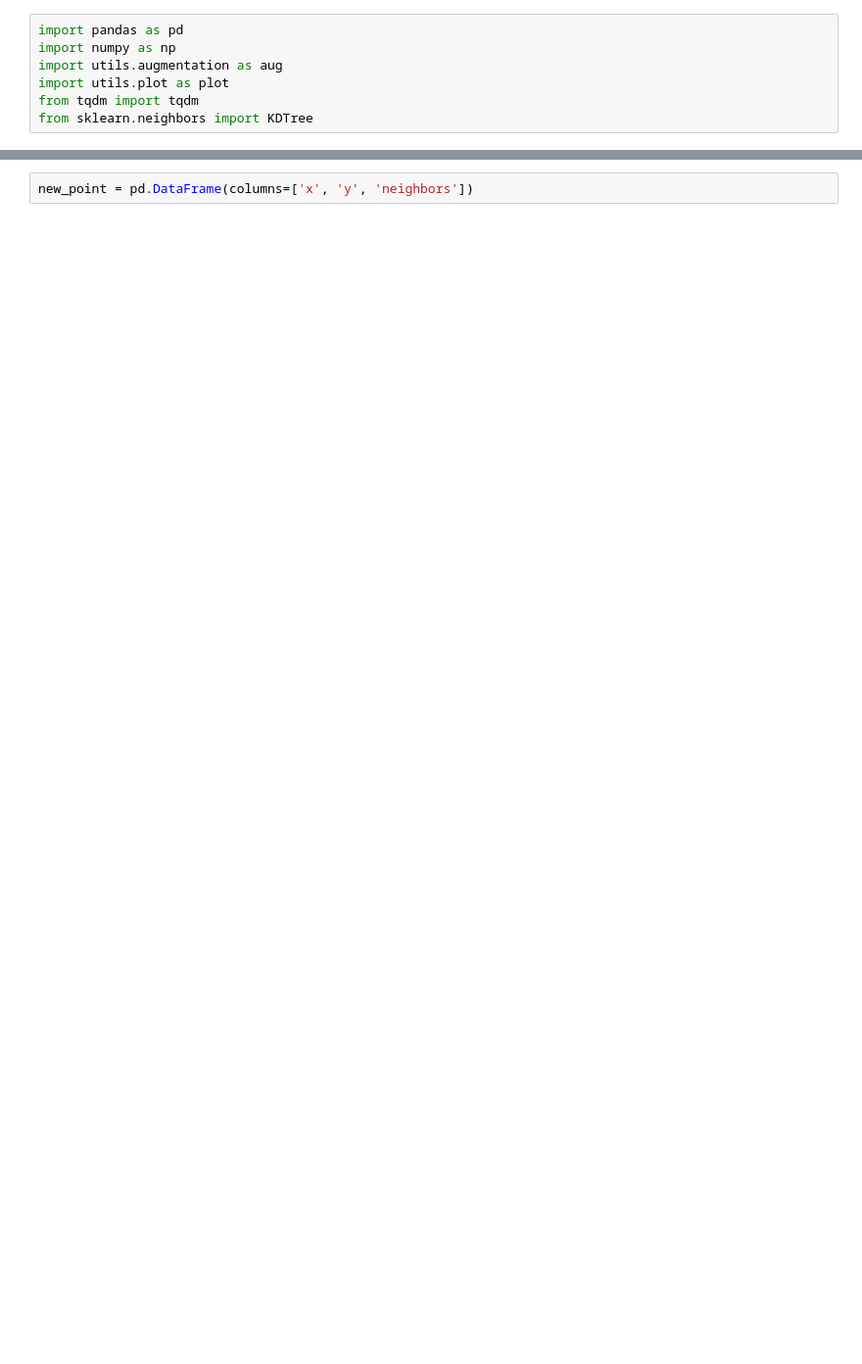
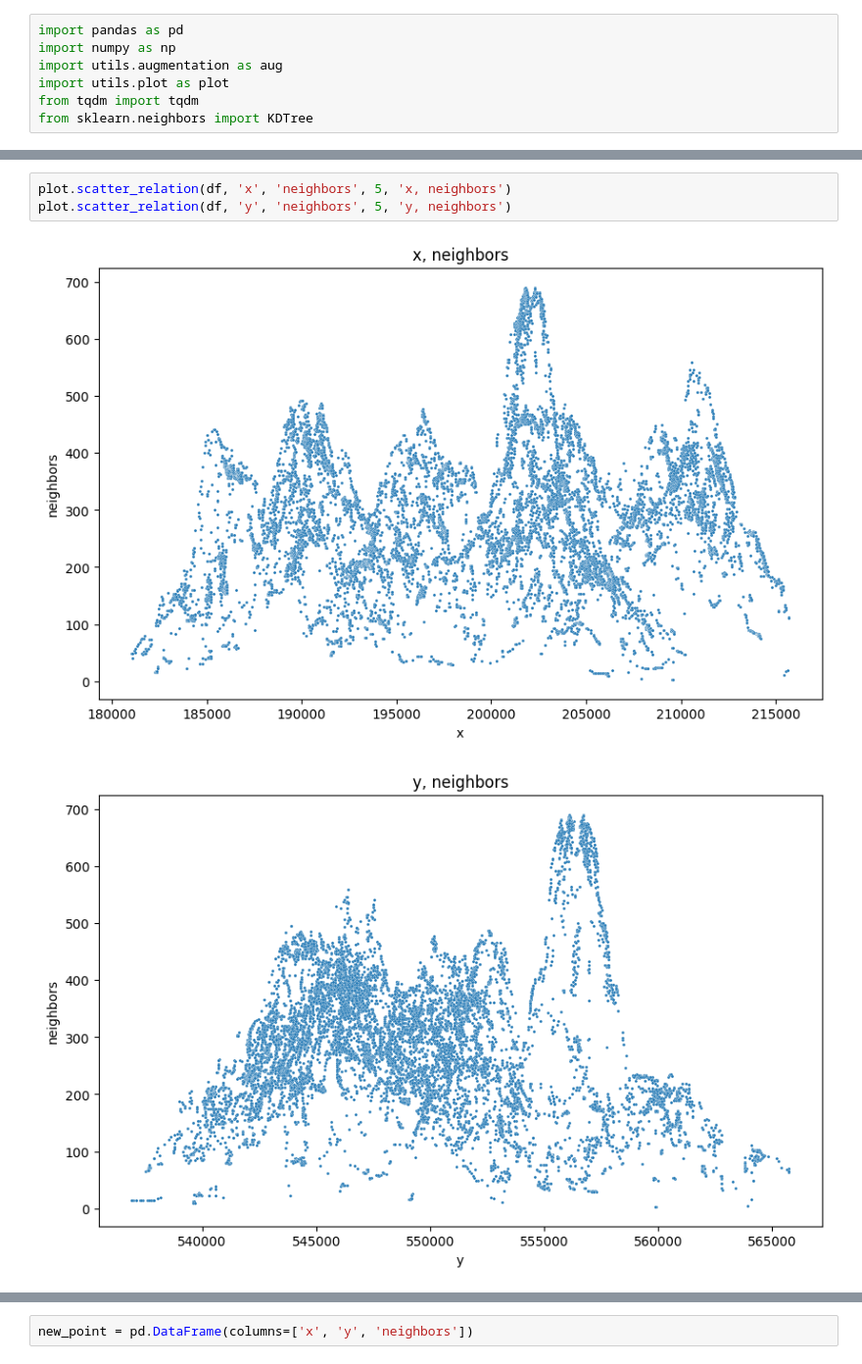
Before and after one commit to go0leum/rockhead_prediction, a Jupyter notebook: unknown_point_sampling.ipynb, the cells around one changed output, grey strips where cells are left out. Shown at 98% size. Cells and saved outputs as stored; diff of their text form; blank space fills up the shorter version.

```diff
--- a/unknown_point_sampling.ipynb
+++ b/unknown_point_sampling.ipynb
@@ -47,0 +42,6 @@ plot.distribution_histogram(df, 'neighbors', 'neighbors')
+# %%
+plot.scatter_relation(df, 'x', 'neighbors', 5, 'x, neighbors')
+plot.scatter_relation(df, 'y', 'neighbors', 5, 'y, neighbors')
+# %% [output]
+[figure, added]
+[figure, added]
```
Also changed, not shown: parts of 8 cells of this notebook, 5 other files.
